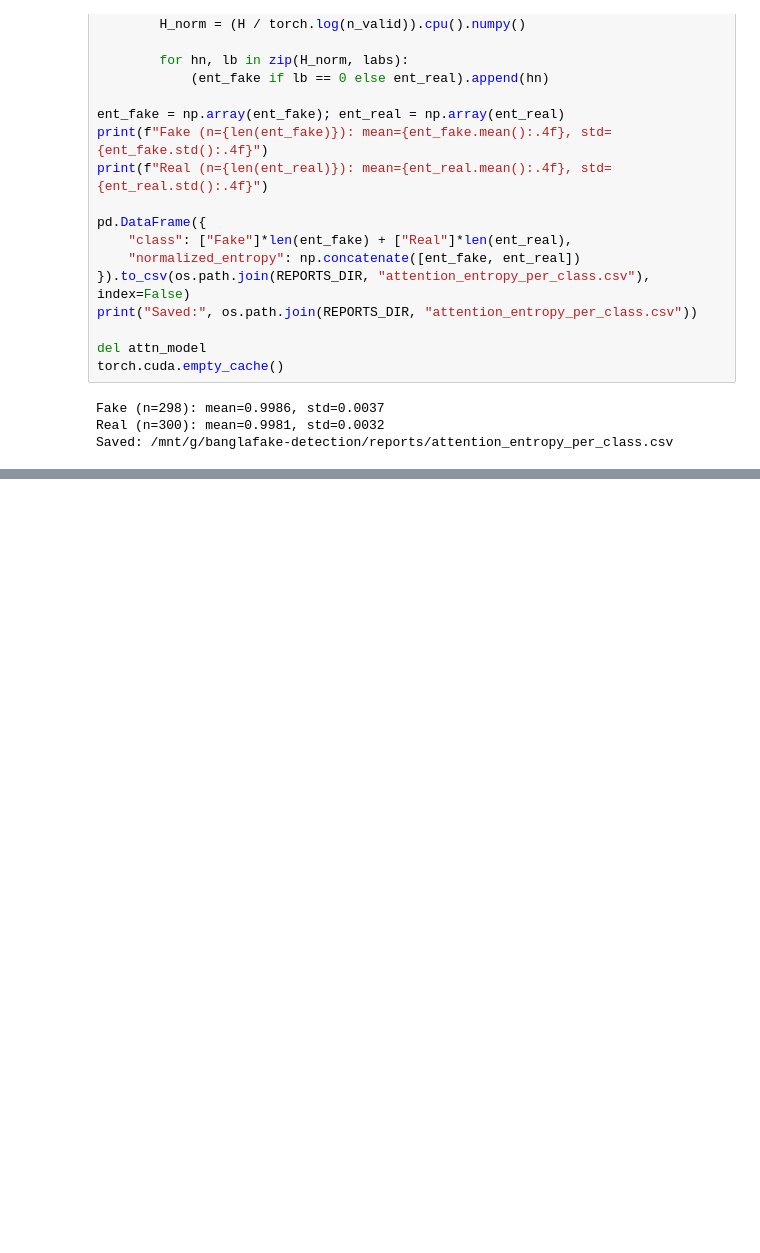
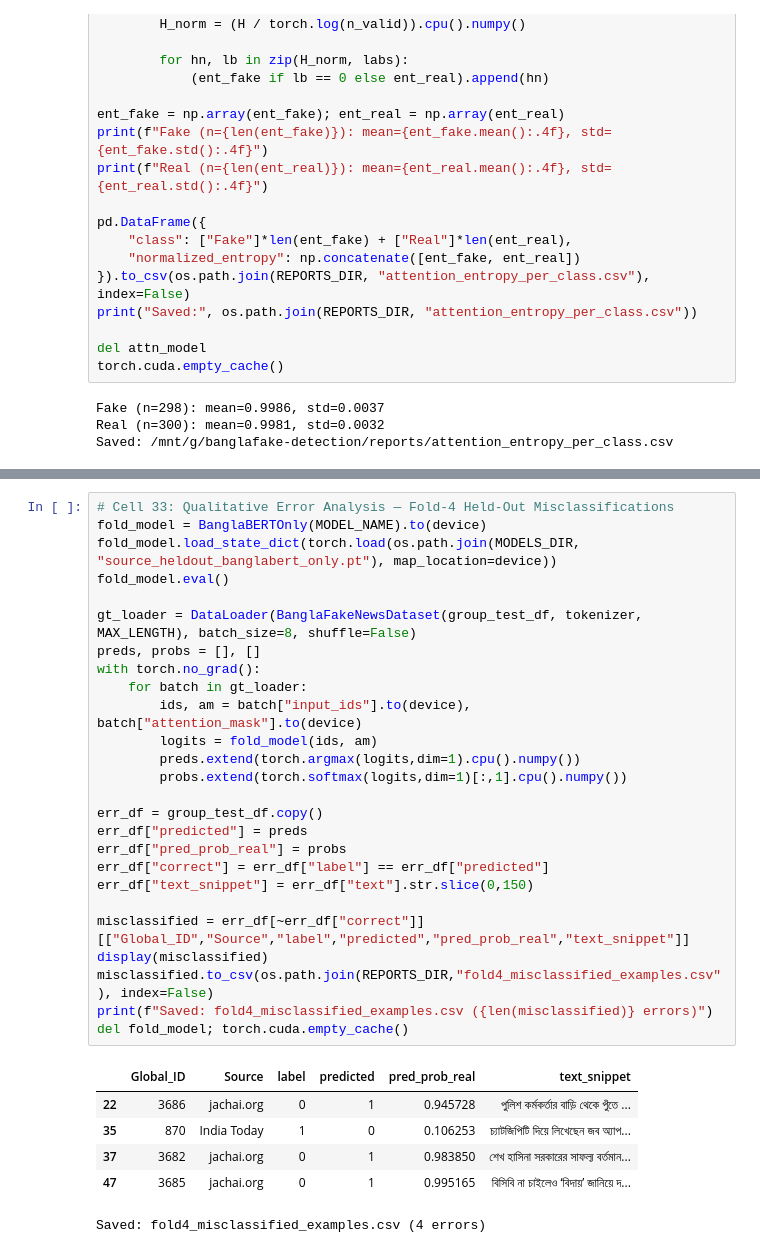
Before and after one commit to jaimulhaque/banglafake-detection, a Jupyter notebook: notebooks/05_ablation_interpretability.ipynb, the cells around one changed output, grey strips where cells are left out. Cells and saved outputs as stored; diff of their text form; blank space fills up the shorter version.

```diff
--- a/notebooks/05_ablation_interpretability.ipynb
+++ b/notebooks/05_ablation_interpretability.ipynb
@@ -1603,0 +1916,33 @@ Saved: /mnt/g/banglafake-detection/reports/attention_entropy_per_class.csv
+# %%
+# Cell 33: Qualitative Error Analysis — Fold-4 Held-Out Misclassifications
+fold_model = BanglaBERTOnly(MODEL_NAME).to(device)
+fold_model.load_state_dict(torch.load(os.path.join(MODELS_DIR, "source_heldout_banglabert_only.pt"), map_location=device))
+fold_model.eval()
+
+gt_loader = DataLoader(BanglaFakeNewsDataset(group_test_df, tokenizer, MAX_LENGTH), batch_size=8, shuffle=False)
+preds, probs = [], []
+with torch.no_grad():
+    for batch in gt_loader:
+        ids, am = batch["input_ids"].to(device), batch["attention_mask"].to(device)
+        logits = fold_model(ids, am)
+        preds.extend(torch.argmax(logits,dim=1).cpu().numpy())
+        probs.extend(torch.softmax(logits,dim=1)[:,1].cpu().numpy())
+
+err_df = group_test_df.copy()
+err_df["predicted"] = preds
+err_df["pred_prob_real"] = probs
+err_df["correct"] = err_df["label"] == err_df["predicted"]
+err_df["text_snippet"] = err_df["text"].str.slice(0,150)
+
+misclassified = err_df[~err_df["correct"]][["Global_ID","Source","label","predicted","pred_prob_real","text_snippet"]]
+display(misclassified)
+misclassified.to_csv(os.path.join(REPORTS_DIR,"fold4_misclassified_examples.csv"), index=False)
+print(f"Saved: fold4_misclassified_examples.csv ({len(misclassified)} errors)")
+del fold_model; torch.cuda.empty_cache()
+# %% [output]
+|  | Global_ID | Source | label | predicted | pred_prob_real | text_snippet |
+| 22 | 3686 | jachai.org | 0 | 1 | 0.945728 | পুলিশ কর্মকর্তার বাড়ি থেকে পুঁতে ... |
+| 35 | 870 | India Today | 1 | 0 | 0.106253 | চ্যাটজিপিটি দিয়ে লিখেছেন জব অ্যাপ... |
+| 37 | 3682 | jachai.org | 0 | 1 | 0.983850 | শেখ হাসিনা সরকারের সাফল্য বর্তমান... |
+| 47 | 3685 | jachai.org | 0 | 1 | 0.995165 | বিসিবি না চাইলেও ‘বিদায়’ জানিয়ে দ... |
+Saved: fold4_misclassified_examples.csv (4 errors)
```
Also changed, not shown: parts of 14 cells of this notebook, 9 other files.
